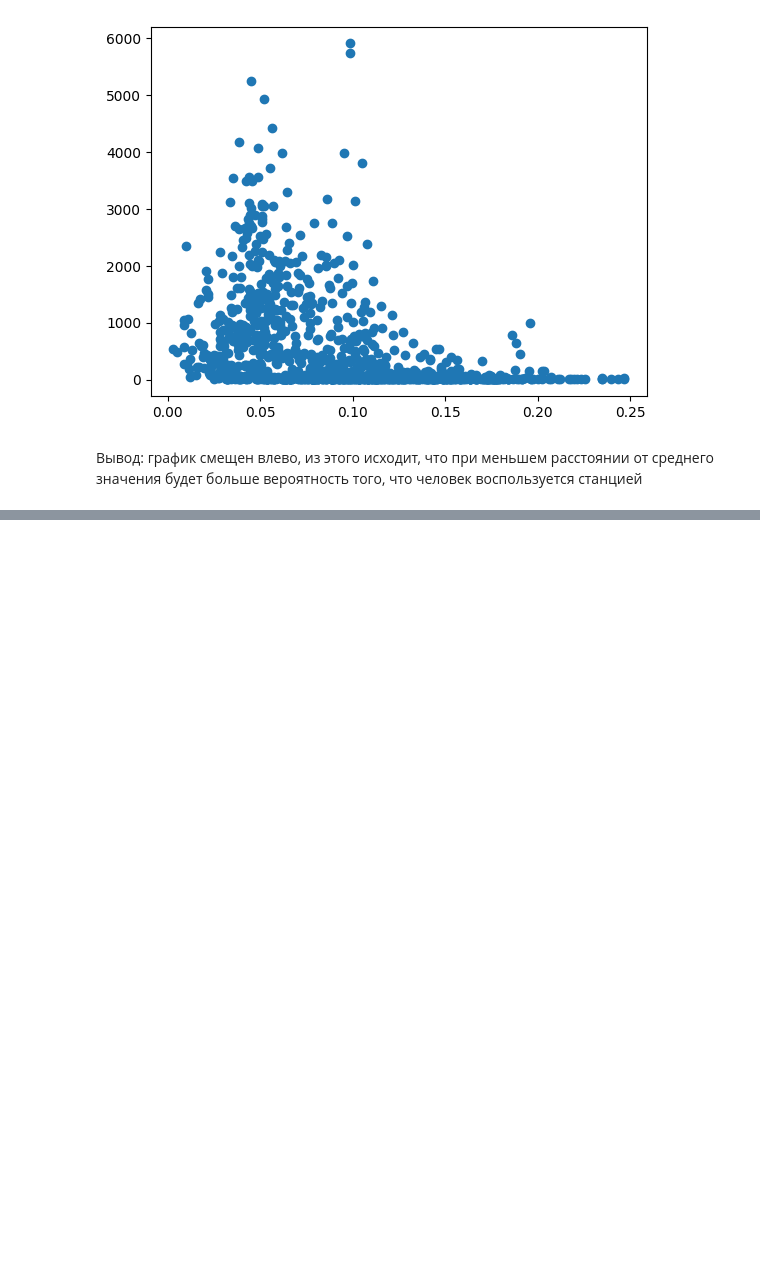
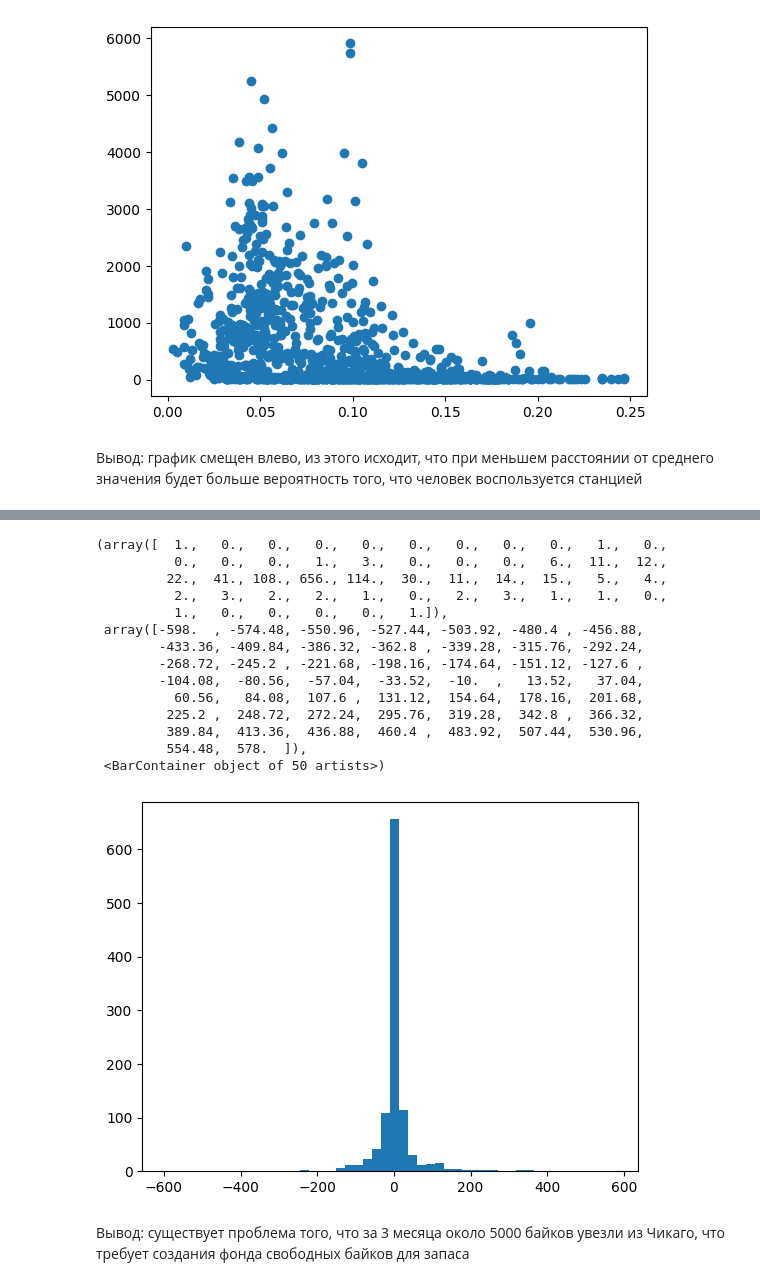
Before and after one commit to Konstantin-Kalug/yandex_bigdata_intensive, a Jupyter notebook: Stations.ipynb, the cells around one changed output, grey strips where cells are left out. Cells and saved outputs as stored; diff of their text form; code cells hidden in the pictures; blank space fills up the shorter version.

```diff
--- a/Stations.ipynb
+++ b/Stations.ipynb
@@ -121,0 +124,5 @@ plt.scatter(stations['distance'], stations['id'])
+# %%
+stations_start = df[['startstation', 'id']].rename(columns={'id': 'count'}).groupby(by=['startstation']).count()
+stations_end = df[['endstation', 'id']].rename(columns={'id': 'count'}).groupby(by=['endstation']).count()
+count = stations_start - stations_end
+count = count.dropna()
@@ -121,0 +150,20 @@ plt.scatter(stations['distance'], stations['id'])
+# %%
+plt.hist(count['count'], bins=50)
+# %% [output]
+(array([  1.,   0.,   0.,   0.,   0.,   0.,   0.,   0.,   0.,   1.,   0.,
+          0.,   0.,   0.,   1.,   3.,   0.,   0.,   0.,   6.,  11.,  12.,
+         22.,  41., 108., 656., 114.,  30.,  11.,  14.,  15.,   5.,   4.,
+          2.,   3.,   2.,   2.,   1.,   0.,   2.,   3.,   1.,   1.,   0.,
+          1.,   0.,   0.,   0.,   0.,   1.]),
+ array([-598.  , -574.48, -550.96, -527.44, -503.92, -480.4 , -456.88,
+        -433.36, -409.84, -386.32, -362.8 , -339.28, -315.76, -292.24,
+        -268.72, -245.2 , -221.68, -198.16, -174.64, -151.12, -127.6 ,
+        -104.08,  -80.56,  -57.04,  -33.52,  -10.  ,   13.52,   37.04,
+          60.56,   84.08,  107.6 ,  131.12,  154.64,  178.16,  201.68,
+         225.2 ,  248.72,  272.24,  295.76,  319.28,  342.8 ,  366.32,
+         389.84,  413.36,  436.88,  460.4 ,  483.92,  507.44,  530.96,
+         554.48,  578.  ]),
+ <BarContainer object of 50 artists>)
+[figure, added]
+# %% [markdown]
+Вывод: существует проблема того, что за 3 месяца около 5000 байков увезли из Чикаго, что требует создания фонда свободных байков для запаса
```
Also changed, not shown: parts of 4 cells of this notebook.
